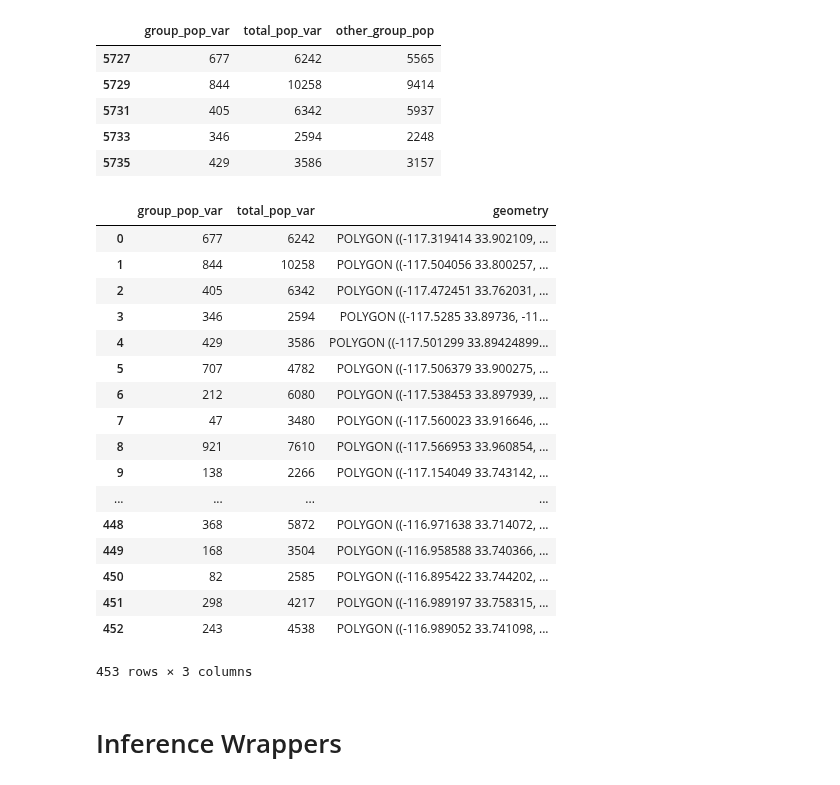
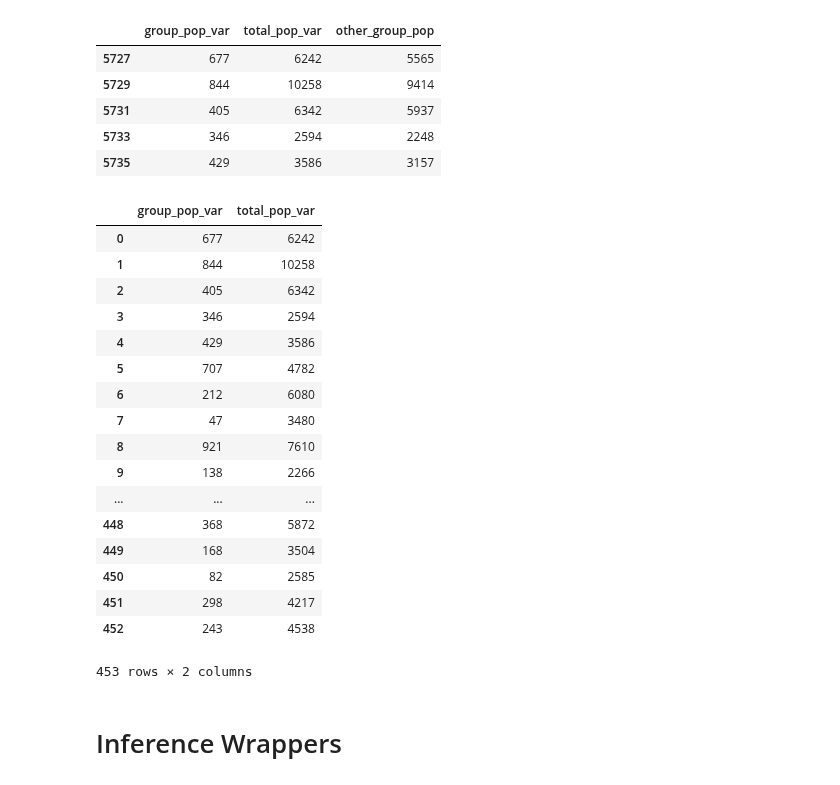
Before and after one commit to pysal/segregation, a Jupyter notebook: notebooks/Inference Wrappers.ipynb, the cells around one changed output. Drawn from its saved outputs; the diff is of its cells as text; code cells hidden in the pictures.

```diff
--- a/notebooks/Inference Wrappers.ipynb
+++ b/notebooks/Inference Wrappers.ipynb
@@ -435,26 +302,26 @@ class Atkinson:
 # %%
 df = gdf
-delta_index = Delta(df, 'nhblk10', 'pop10')
+delta_index = Dissim(df, 'nhblk10', 'pop10')
 delta_index.core_data
 # %% [output]
-|  | group_pop_var | total_pop_var | geometry |
-| 0 | 677 | 6242 | POLYGON ((-117.319414 33.902109, ... |
-| 1 | 844 | 10258 | POLYGON ((-117.504056 33.800257, ... |
-| 2 | 405 | 6342 | POLYGON ((-117.472451 33.762031, ... |
-| 3 | 346 | 2594 | POLYGON ((-117.5285 33.89736, -11... |
-| 4 | 429 | 3586 | POLYGON ((-117.501299 33.89424899... |
-| 5 | 707 | 4782 | POLYGON ((-117.506379 33.900275, ... |
-| 6 | 212 | 6080 | POLYGON ((-117.538453 33.897939, ... |
-| 7 | 47 | 3480 | POLYGON ((-117.560023 33.916646, ... |
-| 8 | 921 | 7610 | POLYGON ((-117.566953 33.960854, ... |
-| 9 | 138 | 2266 | POLYGON ((-117.154049 33.743142, ... |
-| ... | ... | ... | ... |
-| 448 | 368 | 5872 | POLYGON ((-116.971638 33.714072, ... |
-| 449 | 168 | 3504 | POLYGON ((-116.958588 33.740366, ... |
-| 450 | 82 | 2585 | POLYGON ((-116.895422 33.744202, ... |
-| 451 | 298 | 4217 | POLYGON ((-116.989197 33.758315, ... |
-| 452 | 243 | 4538 | POLYGON ((-116.989052 33.741098, ... |
+|  | group_pop_var | total_pop_var |
+| 0 | 677 | 6242 |
+| 1 | 844 | 10258 |
+| 2 | 405 | 6342 |
+| 3 | 346 | 2594 |
+| 4 | 429 | 3586 |
+| 5 | 707 | 4782 |
+| 6 | 212 | 6080 |
+| 7 | 47 | 3480 |
+| 8 | 921 | 7610 |
+| 9 | 138 | 2266 |
+| ... | ... | ... |
+| 448 | 368 | 5872 |
+| 449 | 168 | 3504 |
+| 450 | 82 | 2585 |
+| 451 | 298 | 4217 |
+| 452 | 243 | 4538 |
-453 rows × 3 columns
+453 rows × 2 columns
 # %% [markdown]
 # Inference Wrappers
 # %%
```
Also changed, not shown: parts of 49 cells of this notebook.
